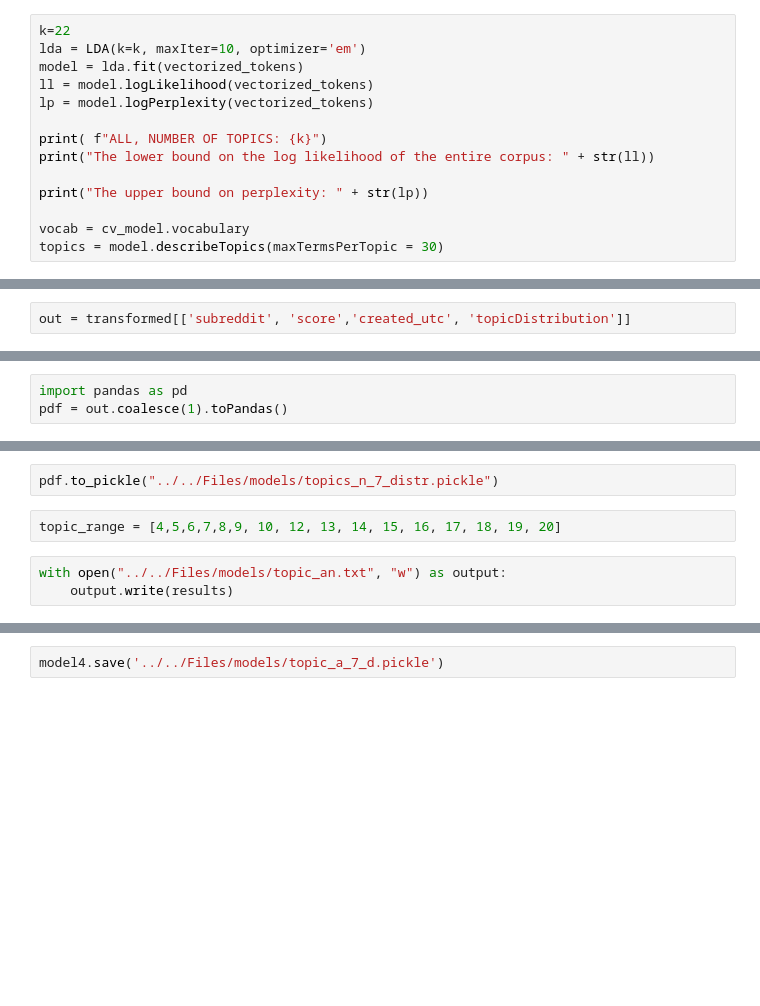
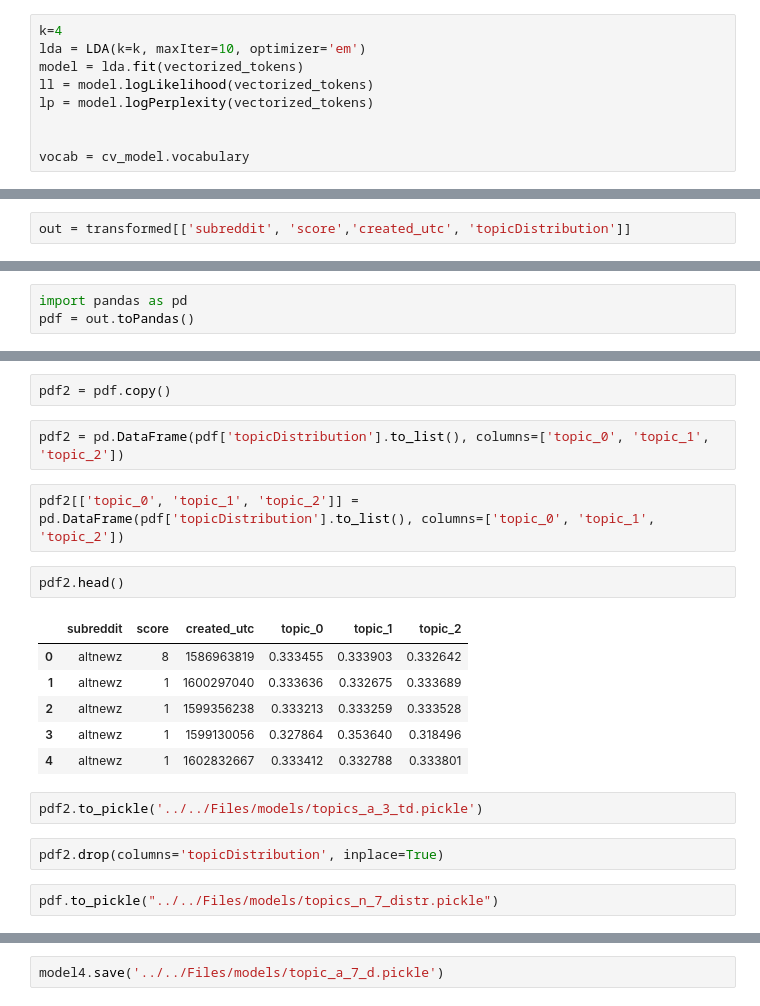
Before and after one commit to jvschlierf/networkthesis, a Jupyter notebook: analysis/topic_models.ipynb, the cells around one changed output, grey strips where cells are left out. Cells and saved outputs as stored; diff of their text form; blank space fills up the shorter version.

```diff
--- a/analysis/topic_models.ipynb
+++ b/analysis/topic_models.ipynb
@@ -100,16 +117,11 @@ cv_model = cv.fit(tokens_df)
 # transform the data. Output column name will be features.
 vectorized_tokens = cv_model.transform(tokens_df)
 # %%
-k=22
+k=4
 lda = LDA(k=k, maxIter=10, optimizer='em')
 model = lda.fit(vectorized_tokens)
 ll = model.logLikelihood(vectorized_tokens)
 lp = model.logPerplexity(vectorized_tokens)
 
-print( f"ALL, NUMBER OF TOPICS: {k}")
-print("The lower bound on the log likelihood of the entire corpus: " + str(ll))
-
-print("The upper bound on perplexity: " + str(lp))
 
 vocab = cv_model.vocabulary
-topics = model.describeTopics(maxTermsPerTopic = 30)
@@ -125,3 +205,3 @@ out = transformed[['subreddit', 'score','created_utc', 'topicDistribution']]
 # %%
 import pandas as pd
-pdf = out.coalesce(1).toPandas()
+pdf = out.toPandas()
@@ -128,10 +224,24 @@ pdf = out.coalesce(1).toPandas()
+# %%
+pdf2 = pdf.copy()
+# %%
+pdf2 = pd.DataFrame(pdf['topicDistribution'].to_list(), columns=['topic_0', 'topic_1', 'topic_2'])
+# %%
+pdf2[['topic_0', 'topic_1', 'topic_2']] = pd.DataFrame(pdf['topicDistribution'].to_list(), columns=['topic_0', 'topic_1', 'topic_2'])
+# %%
+pdf2.head()
+# %% [output]
+|  | subreddit | score | created_utc | topic_0 | topic_1 | topic_2 |
+| 0 | altnewz | 8 | 1586963819 | 0.333455 | 0.333903 | 0.332642 |
+| 1 | altnewz | 1 | 1600297040 | 0.333636 | 0.332675 | 0.333689 |
+| 2 | altnewz | 1 | 1599356238 | 0.333213 | 0.333259 | 0.333528 |
+| 3 | altnewz | 1 | 1599130056 | 0.327864 | 0.353640 | 0.318496 |
+| 4 | altnewz | 1 | 1602832667 | 0.333412 | 0.332788 | 0.333801 |
+# %%
+pdf2.to_pickle('../../Files/models/topics_a_3_td.pickle')
+# %%
+pdf2.drop(columns='topicDistribution', inplace=True)
 # %%
 pdf.to_pickle("../../Files/models/topics_n_7_distr.pickle")
-# %%
-topic_range = [4,5,6,7,8,9, 10, 12, 13, 14, 15, 16, 17, 18, 19, 20]
-# %%
-with open("../../Files/models/topic_an.txt", "w") as output:
-    output.write(results)
 # %%
 # extract vocabulary from CountVectorizer
 
```
Also changed, not shown: parts of 42 cells of this notebook, 2 other files.
